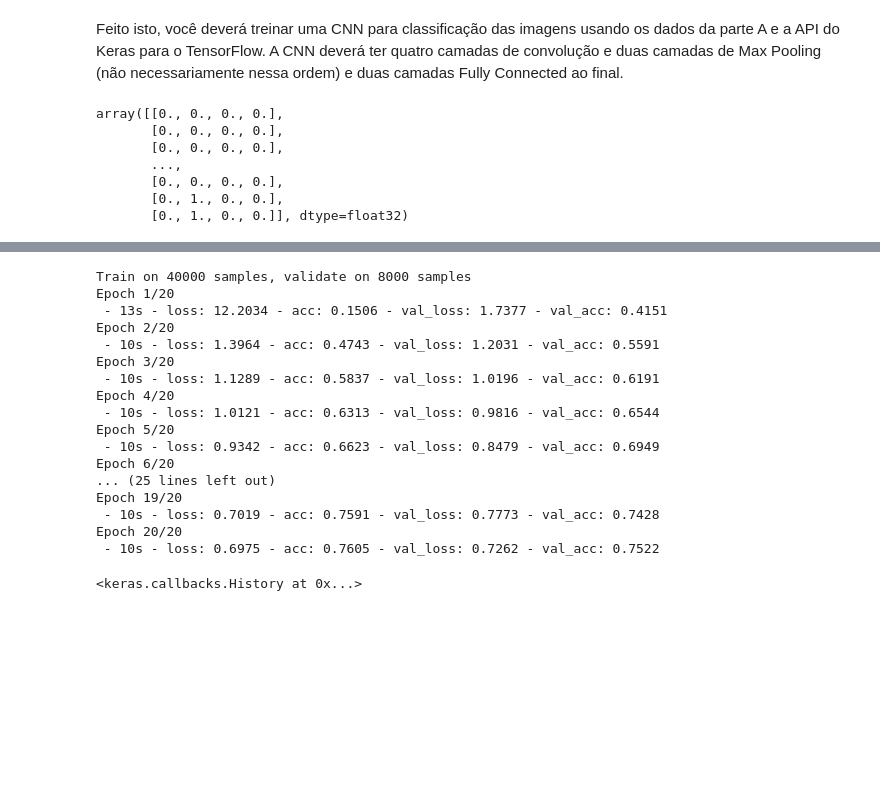
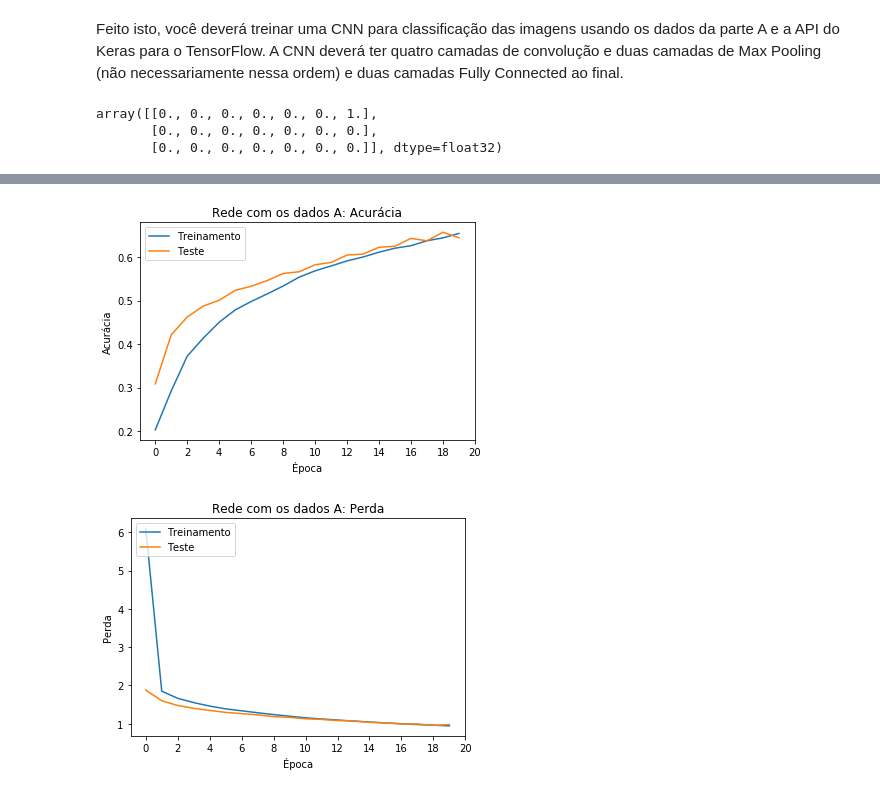
Before and after one commit to marscos/transfer_learning, a Jupyter notebook: TP2.ipynb, the cells around one changed output, grey strips where cells are left out. Drawn from its saved outputs; the diff is of its cells as text; code cells hidden in the pictures; blank space fills up the shorter version.

```diff
--- a/TP2.ipynb
+++ b/TP2.ipynb
@@ -3,3 +6,24 @@ import numpy as np
+# %%
+def plot_history(history, title):
+  # Acurácia
+  plt.plot(history.history['acc'])
+  plt.plot(history.history['val_acc'])
+  plt.title(title + ': Acurácia')
+  plt.ylabel('Acurácia')
+  plt.xlabel('Época')
+  plt.xticks(np.arange(0,21,2))
+  plt.legend(['Treinamento', 'Teste'], loc='upper left')
+  plt.show()
+
+  # Função de perda
+  plt.plot(history.history['loss'])
+  plt.plot(history.history['val_loss'])
+  plt.title(title+ ': Perda')
+  plt.ylabel('Perda')
+  plt.xlabel('Época')
+  plt.xticks(np.arange(0,21,2))
+  plt.legend(['Treinamento', 'Teste'], loc='upper left')
+  plt.show();
 # %%
 from keras.datasets import cifar10
 (x_train, y_train), (x_test, y_test) = cifar10.load_data()
@@ -26,21 +52,17 @@ from keras.utils import to_categorical
 y_train = to_categorical(y_train, num_classes=10)
 y_test = to_categorical(y_test, num_classes=10)
 # %%
-y_train[A_train][:,[0,1,3,5]]
+y_train[A_train][0:3,[0,1,2,3,4,5,6]]
 # %% [output]
-array([[0., 0., 0., 0.],
-       [0., 0., 0., 0.],
-       [0., 0., 0., 0.],
-       ...,
-       [0., 0., 0., 0.],
-       [0., 1., 0., 0.],
-       [0., 1., 0., 0.]], dtype=float32)
+array([[0., 0., 0., 0., 0., 0., 1.],
+       [0., 0., 0., 0., 0., 0., 0.],
+       [0., 0., 0., 0., 0., 0., 0.]], dtype=float32)
 # %%
 from keras.models import Sequential
 from keras.layers import Conv2D, MaxPooling2D
 from keras.layers import Dense, Dropout, Activation, Flatten
 
-def create_model(img_shape, num_classes,
+def model_A(img_shape, num_classes,
                  dropout_conv=0.25, dropout_classif=0.25):
     model = Sequential()
 
@@ -87,9 +109,10 @@ def create_model(img_shape, num_classes,
 # %%
 from keras.optimizers import rmsprop
 
-modelA = create_model(x_train.shape[1:], 8)
-opt = rmsprop(lr=0.0001, decay=1e-6)
+modelA = model_A(x_train.shape[1:], 8)
+opt = rmsprop(lr=1e-5, decay=1e-6)
 modelA.compile(loss='categorical_crossentropy', optimizer=opt, metrics=['accuracy'])
-modelA.fit(x_train[A_train], y_train[A_train][:,[0,1,3,5,6,7,8,9]], epochs=20, validation_data=(x_test[A_test], y_test[A_test][:,[0,1,3,5,6,7,8,9]]), verbose=2)
+history_A = modelA.fit(x_train[A_train], y_train[A_train][:,[0,1,3,5,6,7,8,9]], epochs=20, validation_data=(x_test[A_test], y_test[A_test][:,[0,1,3,5,6,7,8,9]]), verbose=0)
+plot_history(history_A, "Rede com os dados A")
 # %% [output]
 WARNING: Logging before flag parsing goes to stderr.
@@ -110,20 +133,4 @@ W0702 05:06:42.500514 140451537737600 deprecation.py:323] From /usr/local/lib/py
 Instructions for updating:
 Use tf.where in 2.0, which has the same broadcast rule as np.where
-Train on 40000 samples, validate on 8000 samples
-Epoch 1/20
- - 13s - loss: 12.2034 - acc: 0.1506 - val_loss: 1.7377 - val_acc: 0.4151
-Epoch 2/20
- - 10s - loss: 1.3964 - acc: 0.4743 - val_loss: 1.2031 - val_acc: 0.5591
-Epoch 3/20
- - 10s - loss: 1.1289 - acc: 0.5837 - val_loss: 1.0196 - val_acc: 0.6191
-Epoch 4/20
- - 10s - loss: 1.0121 - acc: 0.6313 - val_loss: 0.9816 - val_acc: 0.6544
-Epoch 5/20
- - 10s - loss: 0.9342 - acc: 0.6623 - val_loss: 0.8479 - val_acc: 0.6949
-Epoch 6/20
-... (25 lines left out)
-Epoch 19/20
- - 10s - loss: 0.7019 - acc: 0.7591 - val_loss: 0.7773 - val_acc: 0.7428
-Epoch 20/20
- - 10s - loss: 0.6975 - acc: 0.7605 - val_loss: 0.7262 - val_acc: 0.7522
-<keras.callbacks.History at 0x...>
+[figure, added]
+[figure, added]
```
Also changed, not shown: parts of 10 cells of this notebook.
